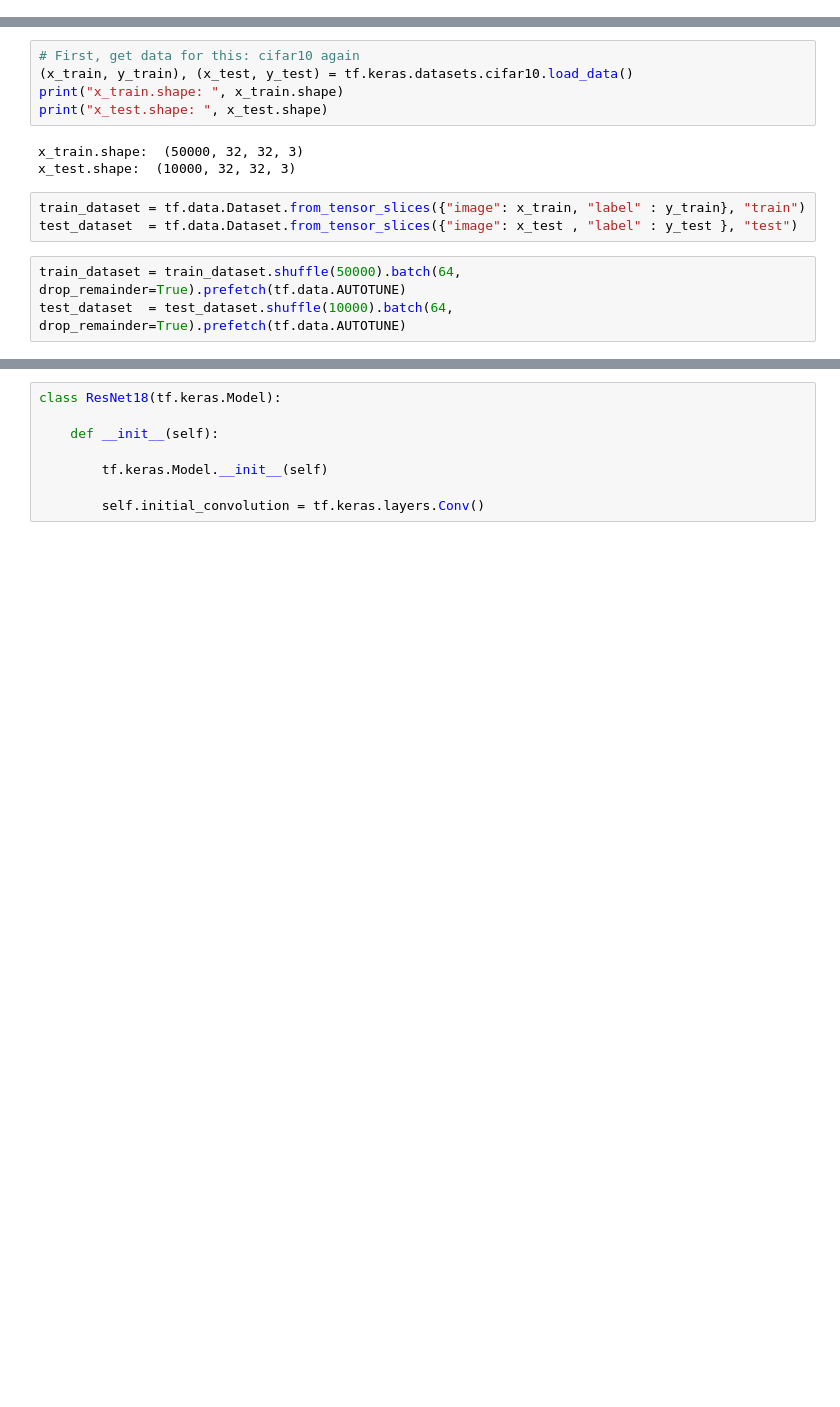
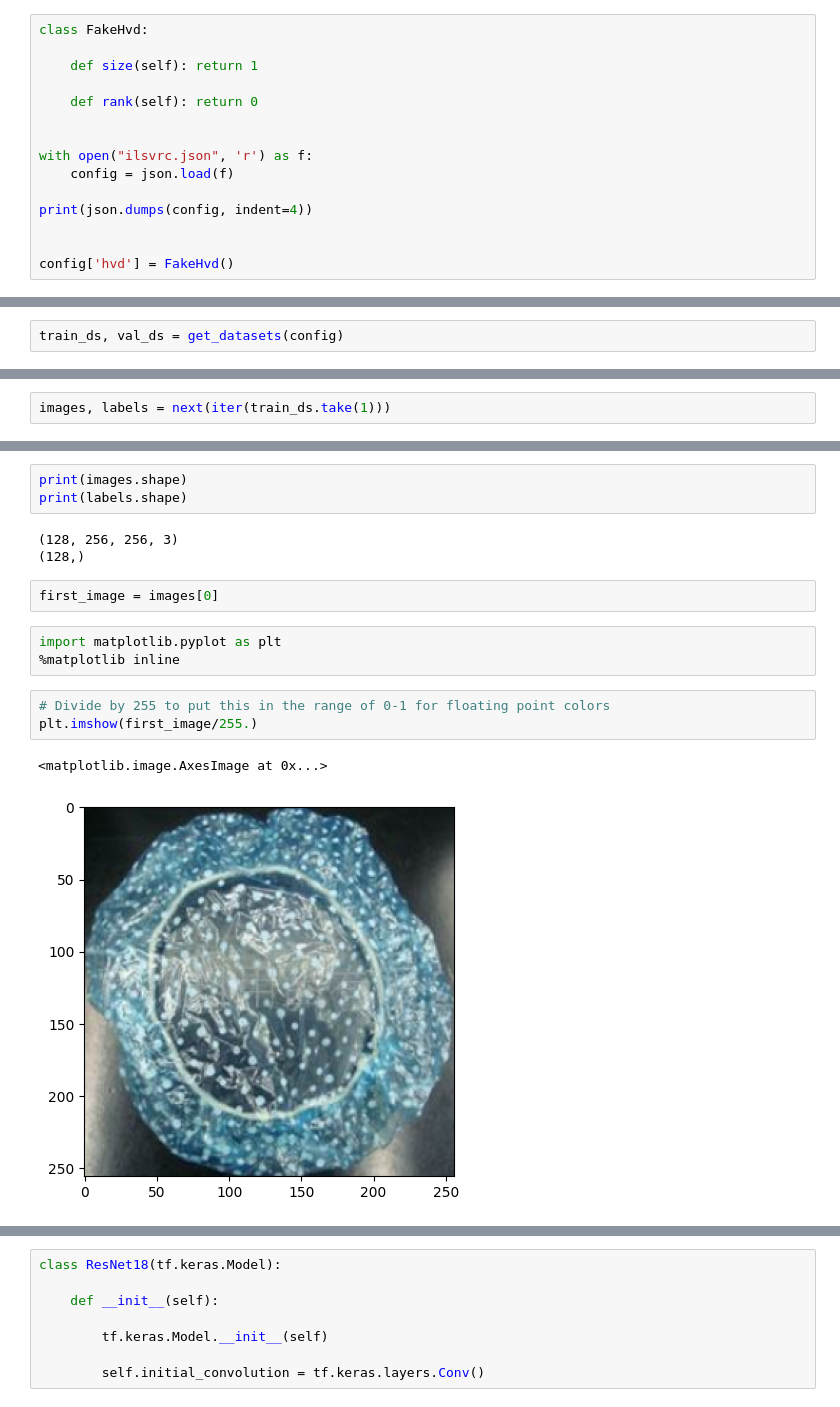
Before and after one commit to argonne-lcf/ai-science-training-series, a Jupyter notebook: 04_modern_neural_networks/ResNet.ipynb, the cells around one changed output, grey strips where cells are left out. Saved outputs shown, nothing was run; the diff lists cells and outputs as text; blank space fills up the shorter version.

Commit message:
Adding first half of training materials

```diff
--- a/04_modern_neural_networks/ResNet.ipynb
+++ b/04_modern_neural_networks/ResNet.ipynb
@@ -10,0 +29,15 @@ To enable them in other operations, rebuild TensorFlow with the appropriate comp
+# %%
+class FakeHvd:
+
+    def size(self): return 1
+
+    def rank(self): return 0
+
+
+with open("ilsvrc.json", 'r') as f:
+    config = json.load(f)
+
+print(json.dumps(config, indent=4))
+
+
+config['hvd'] = FakeHvd()
@@ -10,0 +63,2 @@ To enable them in other operations, rebuild TensorFlow with the appropriate comp
+# %%
+train_ds, val_ds = get_datasets(config)
@@ -10,0 +77,2 @@ To enable them in other operations, rebuild TensorFlow with the appropriate comp
+# %%
+images, labels = next(iter(train_ds.take(1)))
@@ -11,14 +81,17 @@ To enable them in other operations, rebuild TensorFlow with the appropriate comp
+# %%
+print(images.shape)
+print(labels.shape)
+# %% [output]
+(128, 256, 256, 3)
+(128,)
 # %%
-# First, get data for this: cifar10 again
-(x_train, y_train), (x_test, y_test) = tf.keras.datasets.cifar10.load_data()
-print("x_train.shape: ", x_train.shape)
-print("x_test.shape: ", x_test.shape)
+first_image = images[0]
-# %% [output]
-x_train.shape:  (50000, 32, 32, 3)
-x_test.shape:  (10000, 32, 32, 3)
 # %%
-train_dataset = tf.data.Dataset.from_tensor_slices({"image": x_train, "label" : y_train}, "train")
-test_dataset  = tf.data.Dataset.from_tensor_slices({"image": x_test , "label" : y_test }, "test")
+import matplotlib.pyplot as plt
+%matplotlib inline
 # %%
-train_dataset = train_dataset.shuffle(50000).batch(64, drop_remainder=True).prefetch(tf.data.AUTOTUNE)
-test_dataset  = test_dataset.shuffle(10000).batch(64, drop_remainder=True).prefetch(tf.data.AUTOTUNE)
+# Divide by 255 to put this in the range of 0-1 for floating point colors
+plt.imshow(first_image/255.)
+# %% [output]
+<matplotlib.image.AxesImage at 0x...>
+[figure, added]
```
Also changed, not shown: parts of 27 cells of this notebook, 2 other files.
